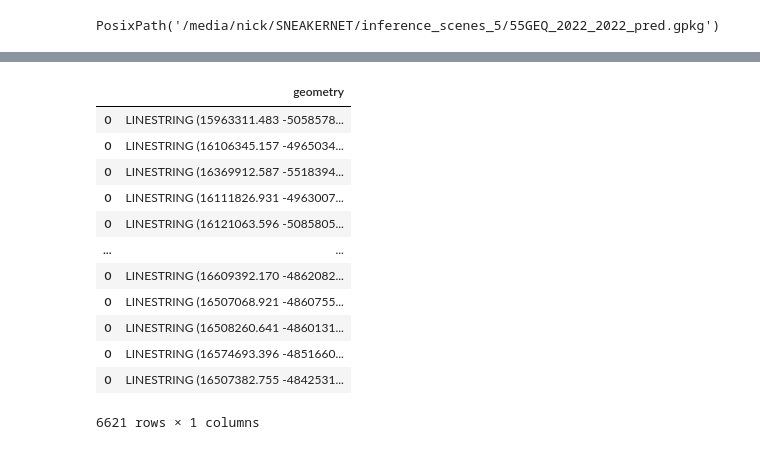
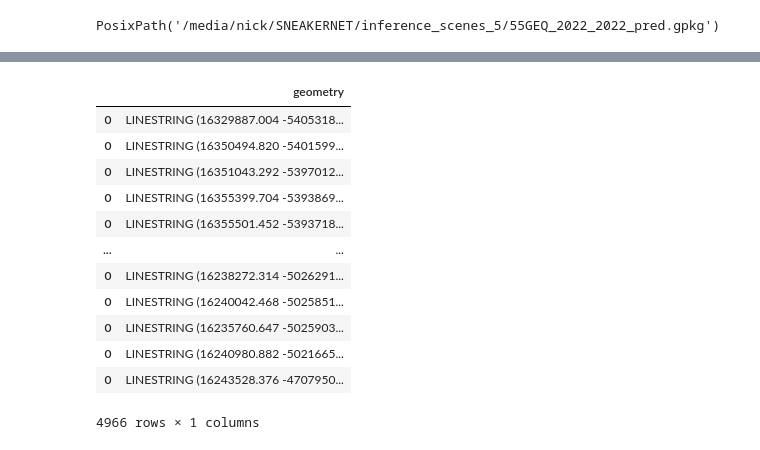
Before and after one commit to wrignj08/S2Coastline, a Jupyter notebook: extract vectors.ipynb, the cells around one changed output, grey strips where cells are left out. Drawn from its saved outputs; the diff is of its cells as text; code cells hidden in the pictures.

```diff
--- a/extract vectors.ipynb
+++ b/extract vectors.ipynb
@@ -58,5 +85,11 @@ def extract_polygons(chunk, px_size):
 # %%
-water_polygons = []
-for i in rasters:
-    water_polygons.append(extract_polygons(i, px_size=10))
+# water_polygons = []
+# for i in rasters:
+#     water_polygons.append(extract_polygons(i, px_size=10))
+
+extract_polygons_partial = partial(extract_polygons, px_size=10)
+with Pool() as p:
+    water_polygons = list(
+        tqdm(p.imap(extract_polygons_partial, rasters), total=len(rasters))
+    )
 # %%
@@ -70,6 +108,10 @@ joined_water_gdf_dis
 # %%
-# convert multipart poly to single part
+# convert multipart poly to single part so we can sort by size to remove lakes and rivers
 single_part_gdf = joined_water_gdf_dis.explode(index_parts=False)
+single_part_gdf["area"] = single_part_gdf.area
+# only keep the largest area polygon
+single_part_gdf = single_part_gdf.sort_values("area", ascending=False)
+single_part_gdf = single_part_gdf.iloc[[0]]
 single_part_gdf
 # %% [output]
 |  | geometry |
@@ -88,4 +129,0 @@ single_part_gdf
-# %%
-single_part_gdf.geometry = single_part_gdf.boundary
-single_part_gdf = single_part_gdf.explode(index_parts=False)
-single_part_gdf
@@ -105,0 +153,6 @@ single_part_gdf
+# %%
+# clip coastline to the bounds of the rasters to remove the edge lines
+clipped_gdf = gpd.clip(single_part_gdf, bounds_gdf.buffer(-500)).explode(
+    index_parts=False
+)
+clipped_gdf.plot()
@@ -143,21 +199,22 @@ def smooth_geodataframe_optimized(
 
     return gdf
 # %%
-lines_gpd = smooth_geodataframe_optimized(single_part_gdf, num_iterations=2)
+# smooth all the lines
+lines_gpd = smooth_geodataframe_optimized(clipped_gdf, num_iterations=2)
 lines_gpd
 # %% [output]
 |  | geometry |
-| 0 | LINESTRING (15963311.483 -5058578... |
-| 0 | LINESTRING (16106345.157 -4965034... |
-| 0 | LINESTRING (16369912.587 -5518394... |
-| 0 | LINESTRING (16111826.931 -4963007... |
-| 0 | LINESTRING (16121063.596 -5085805... |
+| 0 | LINESTRING (16329887.004 -5405318... |
+| 0 | LINESTRING (16350494.820 -5401599... |
+| 0 | LINESTRING (16351043.292 -5397012... |
+| 0 | LINESTRING (16355399.704 -5393869... |
+| 0 | LINESTRING (16355501.452 -5393718... |
 | ... | ... |
-| 0 | LINESTRING (16609392.170 -4862082... |
-| 0 | LINESTRING (16507068.921 -4860755... |
-| 0 | LINESTRING (16508260.641 -4860131... |
-| 0 | LINESTRING (16574693.396 -4851660... |
-| 0 | LINESTRING (16507382.755 -4842531... |
+| 0 | LINESTRING (16238272.314 -5026291... |
+| 0 | LINESTRING (16240042.468 -5025851... |
+| 0 | LINESTRING (16235760.647 -5025903... |
+| 0 | LINESTRING (16240980.882 -5021665... |
+| 0 | LINESTRING (16243528.376 -4707950... |
-6621 rows × 1 columns
+4966 rows × 1 columns
 # %%
 lines_gpd.to_file(output_vector)
```
Also changed, not shown: parts of 16 cells of this notebook, 2 other files.
